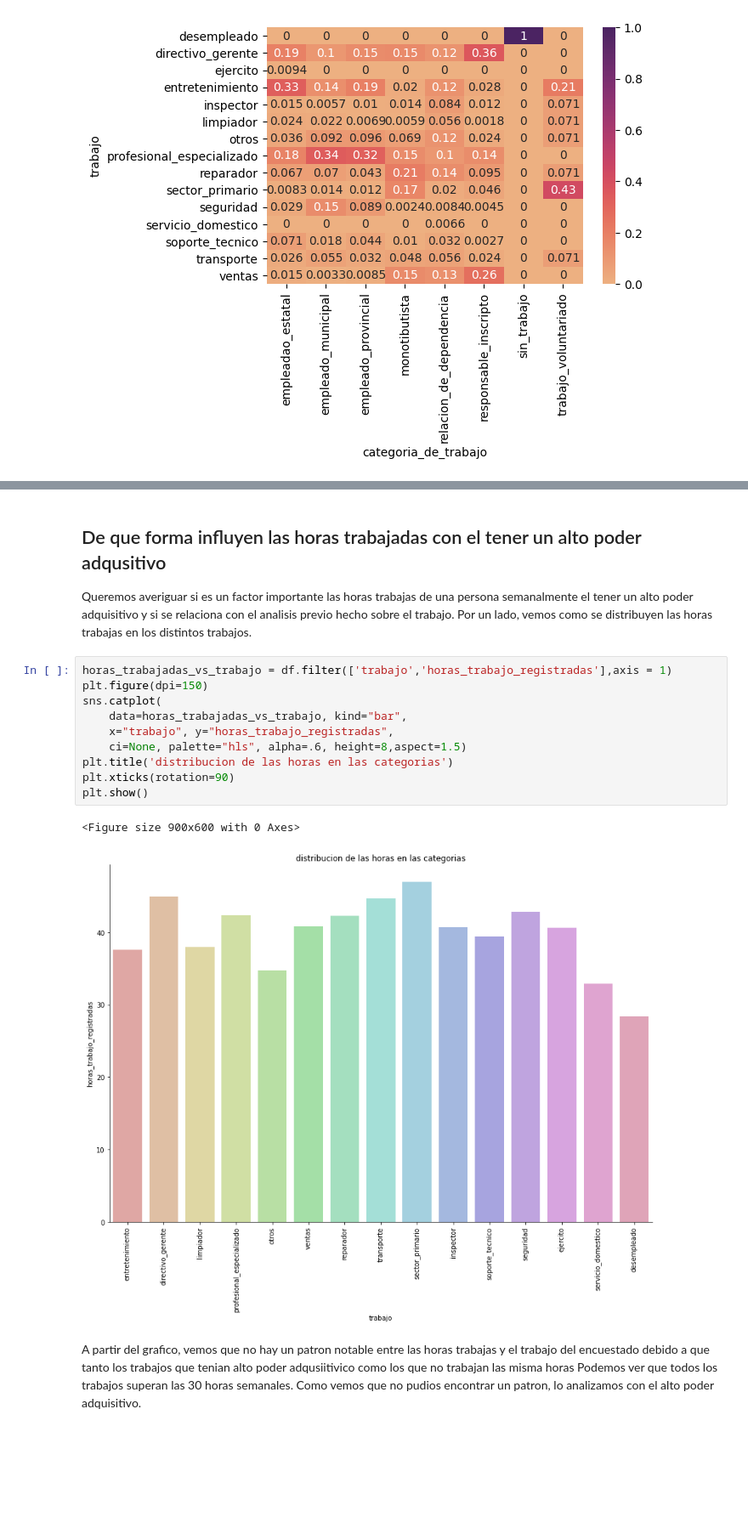
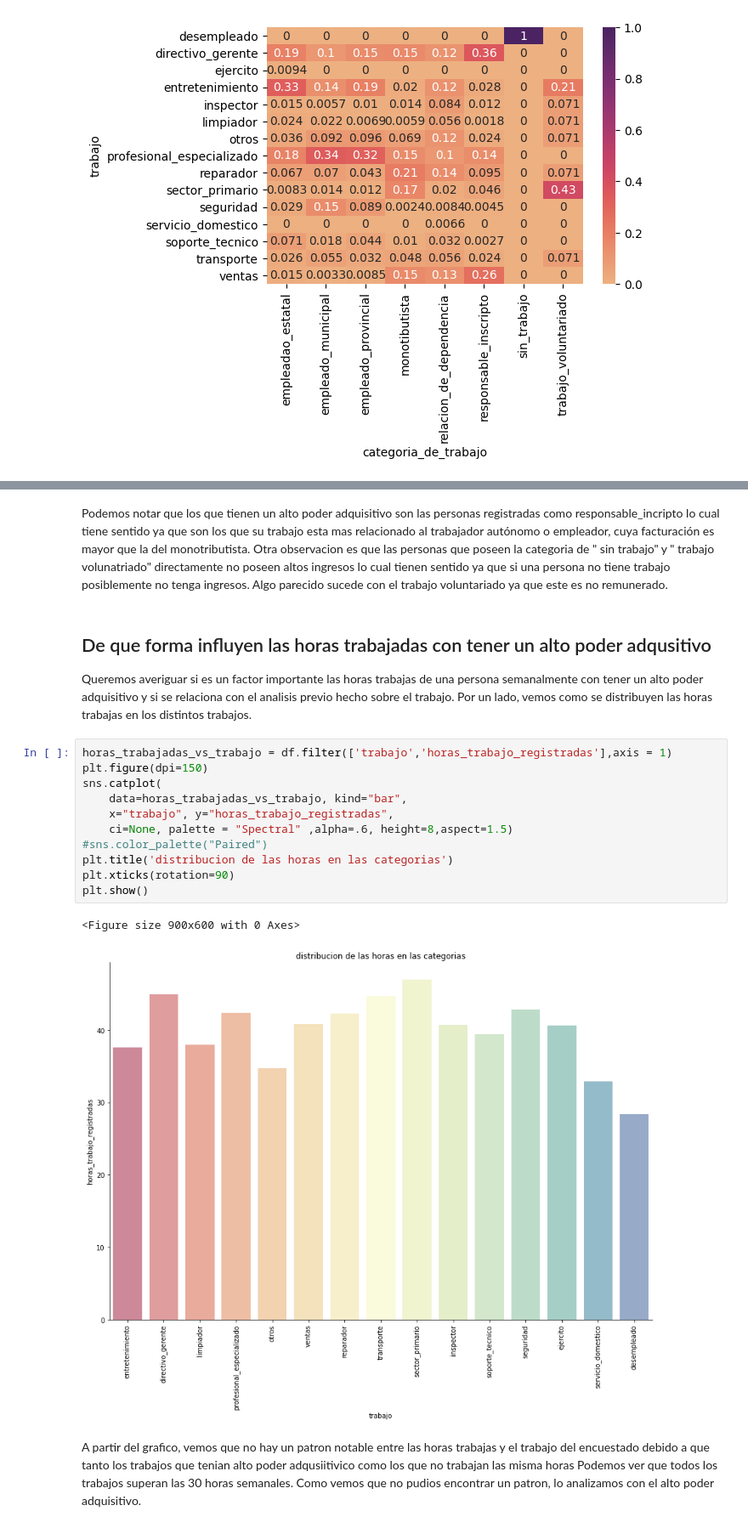
Before and after one commit to solfonte/TP1-OrganizacionDeDatos, a Jupyter notebook: TPparte1.ipynb, the cells around one changed output, grey strips where cells are left out. Shown at 85% size. Cells and saved outputs as stored; diff of their text form; blank space fills up the shorter version.

```diff
--- a/TPparte1.ipynb
+++ b/TPparte1.ipynb
@@ -604,21 +619,25 @@ Ahora analizamos como se relacionan las horas y la categoria de trabajo con el t
+# %% [markdown]
+Podemos notar que los que tienen un alto poder adquisitivo son las personas registradas como responsable_incripto lo cual tiene sentido ya que son los que su trabajo esta mas relacionado al trabajador autónomo o empleador, cuya facturación es mayor que la del monotributista.
+Otra observacion es que las personas que poseen la categoria de " sin trabajo" y " trabajo volunatriado" directamente no poseen altos ingresos lo cual tienen sentido ya que si una persona no tiene trabajo posiblemente no tenga ingresos. Algo parecido sucede con el trabajo voluntariado ya que este es no remunerado.
 # %% [markdown]
-## De que forma influyen las horas trabajadas con el tener un alto poder adqusitivo
+## De que forma influyen las horas trabajadas con tener un alto poder adqusitivo
 
-Queremos averiguar si es un factor importante las horas trabajas de una persona semanalmente el tener un alto poder adquisitivo y si se relaciona con el analisis previo hecho sobre el trabajo.
+Queremos averiguar si es un factor importante las horas trabajas de una persona semanalmente con tener un alto poder adquisitivo y si se relaciona con el analisis previo hecho sobre el trabajo.
 Por un lado, vemos como se distribuyen las horas trabajas en los distintos trabajos.
 # %%
 horas_trabajadas_vs_trabajo = df.filter(['trabajo','horas_trabajo_registradas'],axis = 1)
 plt.figure(dpi=150)
 sns.catplot(
     data=horas_trabajadas_vs_trabajo, kind="bar",
     x="trabajo", y="horas_trabajo_registradas",
-    ci=None, palette="hls", alpha=.6, height=8,aspect=1.5)
+    ci=None, palette = "Spectral" ,alpha=.6, height=8,aspect=1.5)
+#sns.color_palette("Paired")
 plt.title('distribucion de las horas en las categorias')
 plt.xticks(rotation=90)
 plt.show()
 # %% [output]
 <Figure size 900x600 with 0 Axes>
-[figure, old version]
+[figure, new version]
 # %% [markdown]
 A partir del grafico, vemos que no hay un patron notable entre las horas trabajas y el trabajo del encuestado debido a que tanto los trabajos que tenian alto poder adqusiitivico como los que no trabajan las misma horas Podemos ver que todos los trabajos superan las 30 horas semanales.
 Como vemos que no pudios encontrar un patron, lo analizamos con el alto poder adquisitivo.
```
Also changed, not shown: parts of 38 cells of this notebook.
